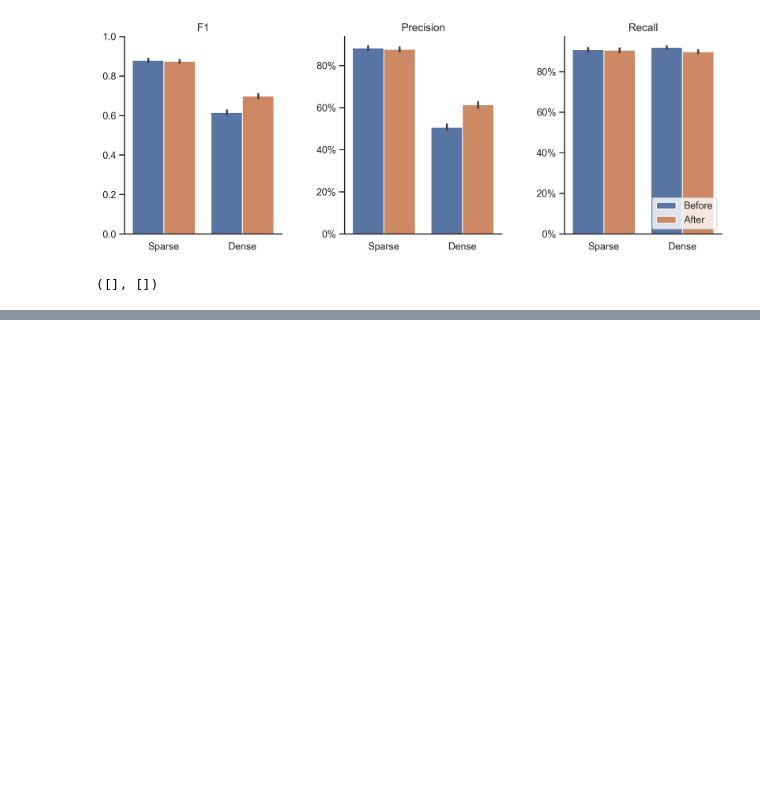
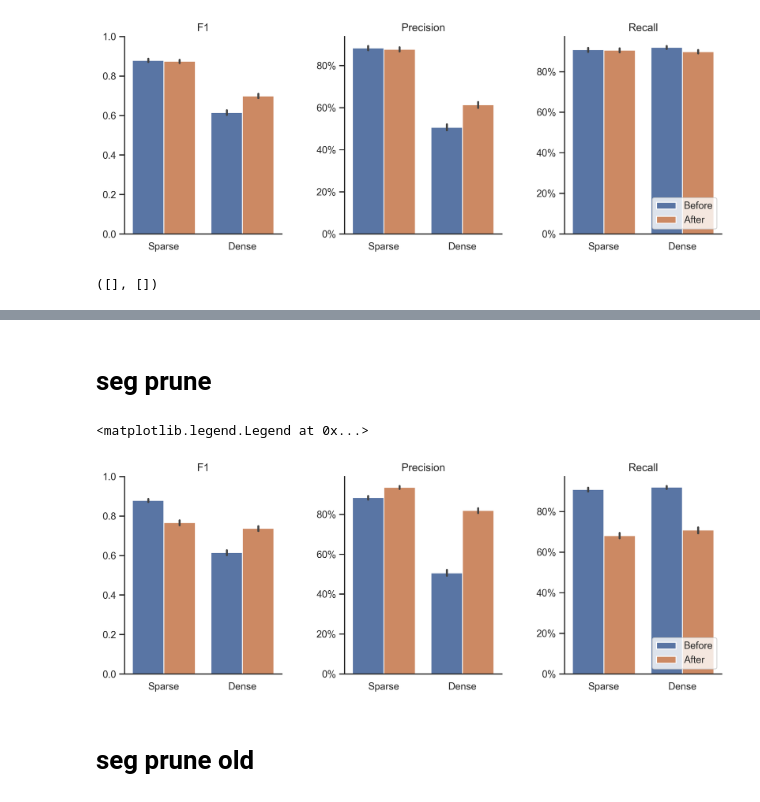
Before and after one commit to SEU-ALLEN-codebase/Ensemble-Cut, a Jupyter notebook: experiment/plot.ipynb, the cells around one changed output, grey strips where cells are left out. Cells and saved outputs as stored; diff of their text form; code cells hidden in the pictures; blank space fills up the shorter version.

```diff
--- a/experiment/plot.ipynb
+++ b/experiment/plot.ipynb
@@ -89,0 +186,2 @@ handles, labels
+# %% [markdown]
+# seg prune
@@ -89,0 +218,55 @@ handles, labels
+# %%
+from scipy.stats import ttest_ind
+
+def test(ax, x1, x2, y, h, fs, a, b):
+    ax.plot([x1, x1, x2, x2], [y, y+h, y+h, y], lw=1, c="k")
+    stat,p_value = ttest_ind(a, b)
+    ax.text((x1+x2)*.5, y - h, convert_pvalue_to_asterisks(p_value), ha='center', va='bottom', color="k")
+
+# plot precision
+sns.set(font_scale=1, style='white')
+import matplotlib.pyplot as plt
+fig, axs = plt.subplots(1, 3, figsize=(12, 4), dpi=300)
+plt.subplots_adjust(wspace=0.4)
+sns.despine(fig, top=True, right=True)
+
+# precision
+ax = sns.barplot(data=prec, hue='stat', x='type', y='value', ax=axs[1], legend=False)
+ax.set_xticks([*range(2)], ['Sparse', 'Dense'])
+ax.set_ylabel(None)
+ax.set_title('Precision')
+ax.yaxis.set_major_formatter(ticker.PercentFormatter(xmax=1, decimals=0))
+ax.tick_params(left=True, direction='out')
+ax.set_xlabel(None)
+# test(ax, 0, 4, 1.15 - .05, .02, 'small', df['before_precision'], df['my_precision'])
+# test(ax, 3, 4, 1.15 - .12, .02, 'small', df['after_precision'], df['my_precision'])
+# ax.text(0, m['raw_precision']+.03, f"{m['raw_precision']*100:.1f}%", ha='center', va='bottom', fontsize=15)
+# ax.text(1, m['ada_precision']+.03, f"{m['ada_precision']*100:.1f}%", ha='center', va='bottom', fontsize=15)
+# ax.text(2, m['mul_precision']+.03, f"{m['mul_precision']*100:.1f}%", ha='center', va='bottom', fontsize=15)
+# ax.text(3, m['guo_precision']+.03, f"{m['guo_precision']*100:.1f}%", ha='center', va='bottom', fontsize=15)
+# ax.text(4, m['my_precision']+.03, f"{m['my_precision']*100:.1f}%", ha='center', va='bottom', fontsize=15)
+
+# recall
+ax = sns.barplot(data=recall, hue='stat', x='type', y='value', ax=axs[2])
+ax.set_xticks([*range(2)], ['Sparse', 'Dense'])
+ax.set_ylabel(None)
+ax.set_title('Recall')
+ax.yaxis.set_major_formatter(ticker.PercentFormatter(xmax=1, decimals=0))
+ax.tick_params(left=True, direction='out')
+ax.set_xlabel(None)
+
+# f1
+ax = sns.barplot(data=f1, hue='stat', x='type', y='value', ax=axs[0], legend=False)
+ax.set_xticks([*range(2)], ['Sparse', 'Dense'])
+ax.set_ylabel(None)
+ax.set_title('F1')
+ax.set_ylim(0, 1)
+ax.tick_params(left=True, direction='out')
+ax.set_xlabel(None)
+handles, labels = plt.gca().get_legend_handles_labels()
+plt.legend(handles=handles[:2], labels=['Before', 'After'], loc='lower right')
+# %% [output]
+<matplotlib.legend.Legend at 0x...>
+[figure, added]
+# %% [markdown]
+# seg prune old
```
Also changed, not shown: parts of 13 cells of this notebook, 8 other files.
